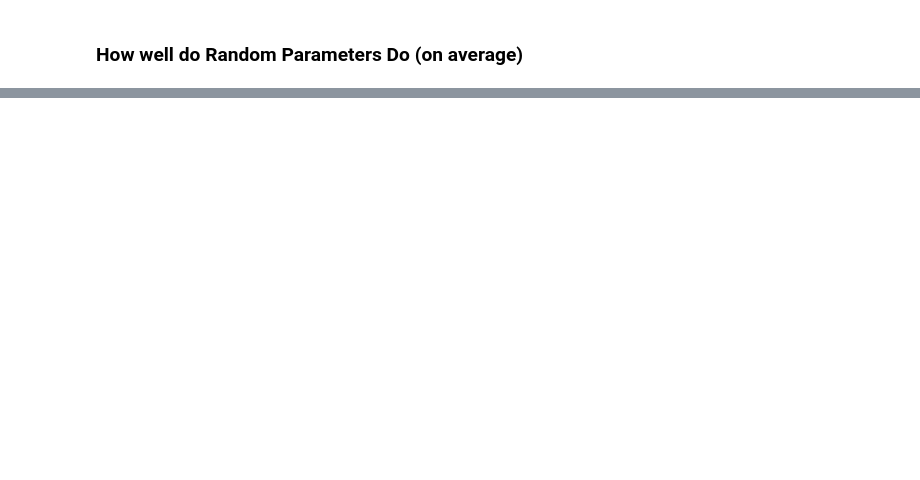
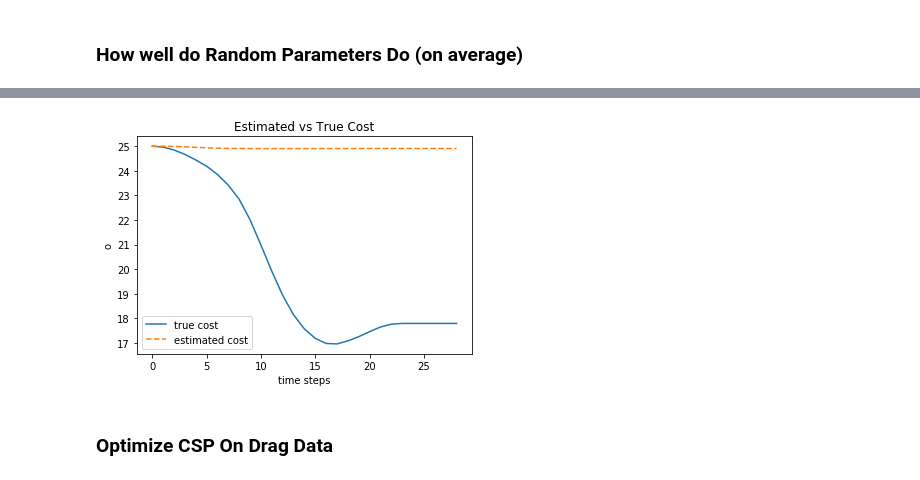
Before and after one commit to PeterMitrano/notebooks, a Jupyter notebook: hard_problem_optimization.ipynb, the cells around one changed output, grey strips where cells are left out. Drawn from its saved outputs; the diff is of its cells as text; code cells hidden in the pictures; blank space fills up the shorter version.

```diff
--- a/hard_problem_optimization.ipynb
+++ b/hard_problem_optimization.ipynb
@@ -108 +71,7 @@ plt.legend();
+# %%
+tpo.plot_cost(x_model, drag_data, dt, g)
+# %% [output]
+[figure, added]
+# %% [markdown]
+### Optimize CSP On Drag Data
 # %%
```
Also changed, not shown: parts of 30 cells of this notebook, 1 other file.
